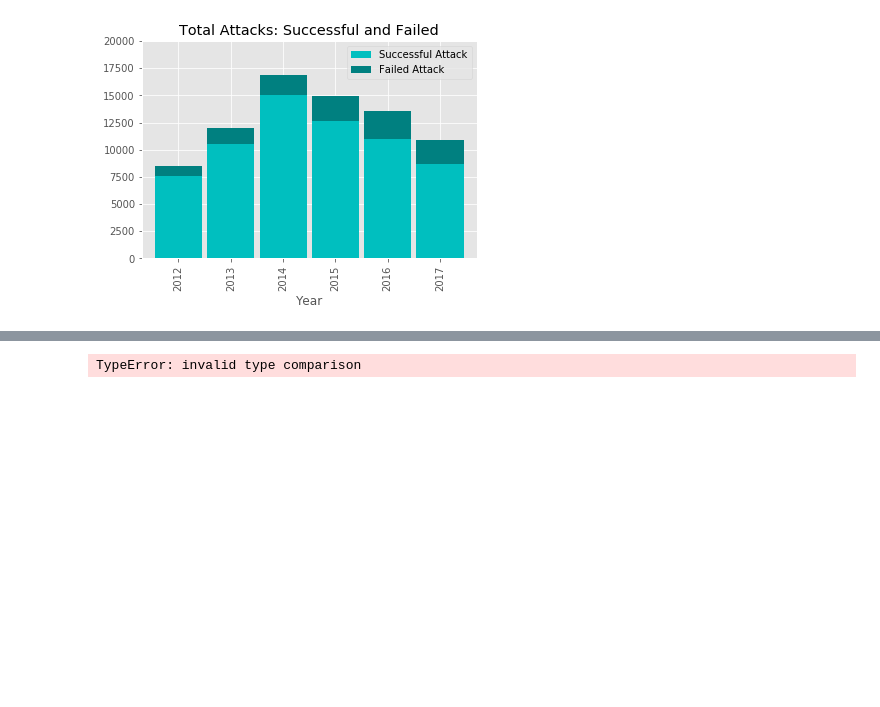
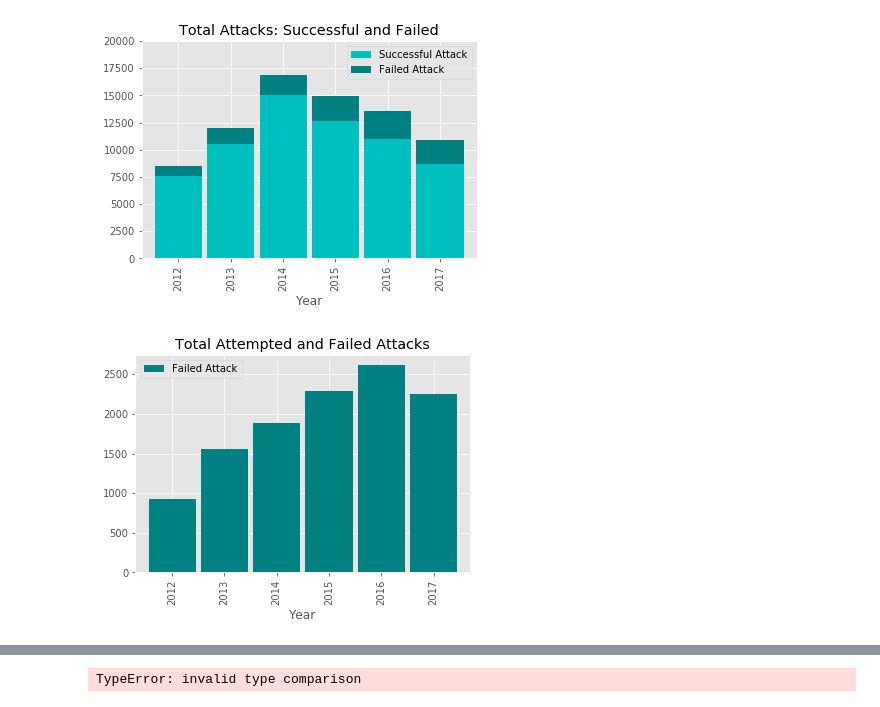
Before and after one commit to kristen-hyman/Group_Project, a Jupyter notebook: kristen_file.ipynb, the cells around one changed output, grey strips where cells are left out. Drawn from its saved outputs; the diff is of its cells as text; code cells hidden in the pictures; blank space fills up the shorter version.

```diff
--- a/kristen_file.ipynb
+++ b/kristen_file.ipynb
@@ -92,3 +70,7 @@ SuccessFailChart
 # %% [output]
 <matplotlib.axes._subplots.AxesSubplot at 0x...>
 [figure]
+# %%
+FailChart = WWfailDF_renamed.plot(kind="bar", title="Total Attempted and Failed Attacks", width=.9, color = ["teal"])
+# %% [output]
+[figure, added]
```
Also changed, not shown: parts of 14 cells of this notebook.
